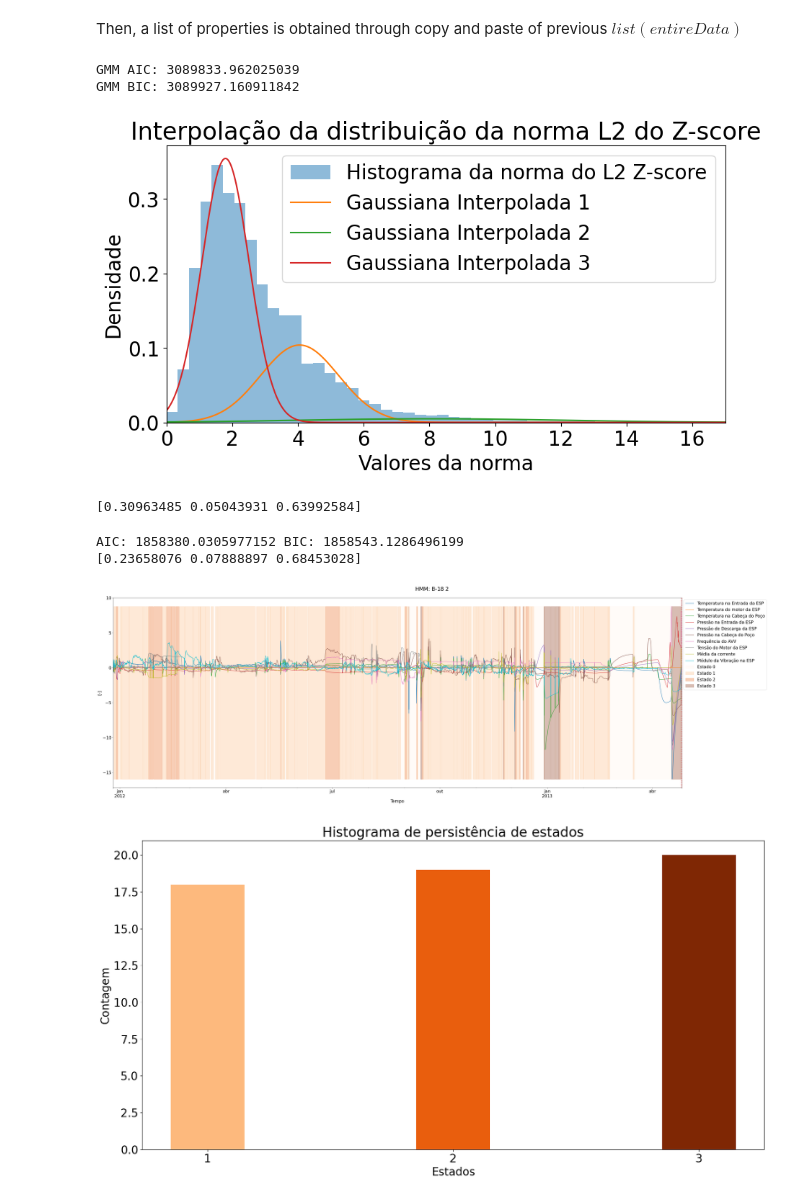
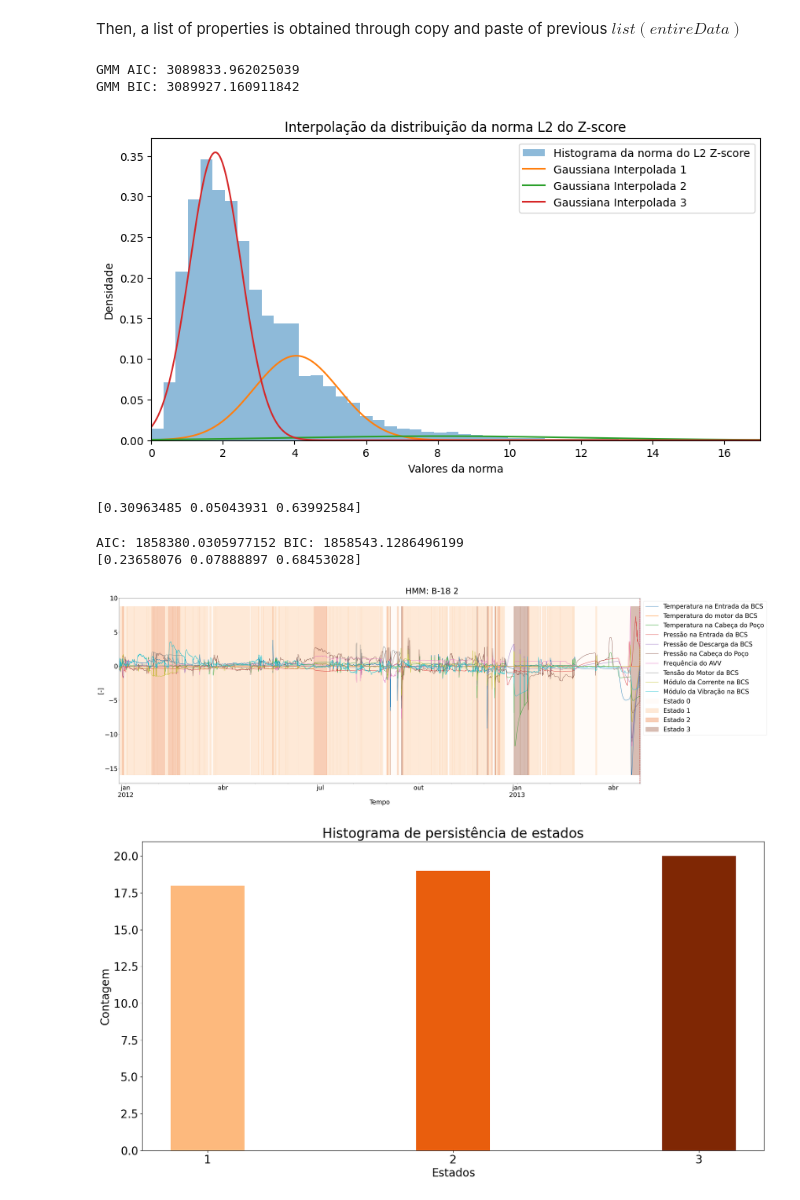
Before and after one commit to RL2-SP3/LISSA, a Jupyter notebook: examples/analise_modelos_hmm_direta.ipynb, the cells around one changed output. Saved outputs shown, nothing was run; the diff lists cells and outputs as text; code cells hidden in the pictures.

```diff
--- a/examples/analise_modelos_hmm_direta.ipynb
+++ b/examples/analise_modelos_hmm_direta.ipynb
@@ -34,7 +36,7 @@ Headers = [
     'Well head pressure',
     'VSD power frequency',
     'ESP Motor Voltage',
-    'Current Mean',
+    'ESP Current Module',
     #'ESP Vibration X',
     #'ESP Vibration Y',
     'ESP Vibration Module'
@@ -69,7 +71,7 @@ print(model.weights_)
 # %% [output]
 GMM AIC: 3089833.962025039
 GMM BIC: 3089927.160911842
-[figure, old version]
+[figure, new version]
 [0.30963485 0.05043931 0.63992584]
 # %%
 modelRadius = hmm.GaussianHMM(
@@ -95,21 +97,26 @@ AIC: 1858380.0305977152 BIC: 1858543.1286496199
 [0.23658076 0.07888897 0.68453028]
 # %%
 pump = pumpList[0]
+
+#b-18 2
+#a-12 2
+#a-29 2
 
 pumpData = totalData.loc[totalData["Well Run"]==pump].copy()
 
 pumpData["time"] = pd.to_datetime(pumpData["time"])
 pumpData.set_index("time",inplace=True)
 pumpData = pumpData.asfreq('h',fill_value=0)
 
 
-fig,axs = li.HMMPicture(pumpData,pump,Headers=Headers,measures='[-]',states="State Radius", numberOfStates=3, figsize=(45,15),english=False)
+fig,axs = li.HMMPicture(pumpData,pump,Headers=Headers,measures='[-]',states="State Radius", numberOfStates=n, figsize=(45,15),english=False,gnrlFont=30,titleFont=40)
 axs.set_xlabel("Tempo")
 
 
+
 fig.savefig("../imagens_gerais/pumps/"+pump+"markovrun.jpg")
 # %% [output]
-[figure, old version]
+[figure, new version]
 # %%
 for pump in pumpList:
     pumpData = totalData.loc[totalData["Well Run"]==pump].copy()
```
Also changed, not shown: parts of 10 cells of this notebook, 7 other files.
